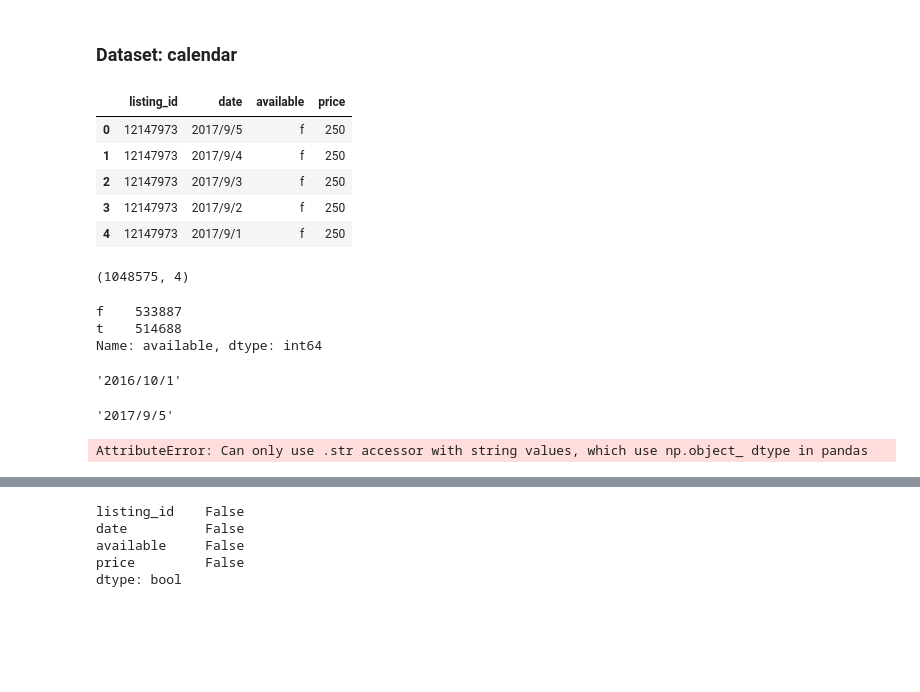
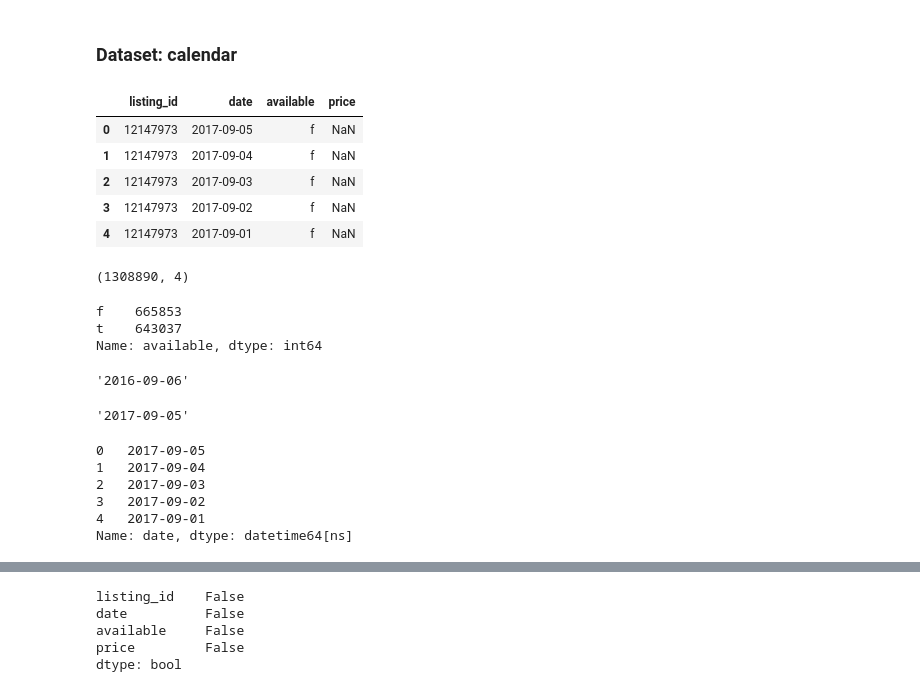
Before and after one commit to guo950625/Boston-Airbnb-Analysis, a Jupyter notebook: SentimentAnalysis/boston_airbnb_analysis .ipynb, the cells around one changed output, grey strips where cells are left out. Saved outputs shown, nothing was run; the diff lists cells and outputs as text; code cells hidden in the pictures; blank space fills up the shorter version.

```diff
--- a/SentimentAnalysis/boston_airbnb_analysis .ipynb
+++ b/SentimentAnalysis/boston_airbnb_analysis .ipynb
@@ -140,33 +134,33 @@ listings.head()
 # %% [markdown]
 ### Dataset: calendar
 # %%
-calendar = pd.read_csv('../data/new_calendar.csv')
+calendar = pd.read_csv('../data/calendar.csv')
 calendar.head()
 # %% [output]
 |  | listing_id | date | available | price |
-| 0 | 12147973 | 2017/9/5 | f | 250 |
-| 1 | 12147973 | 2017/9/4 | f | 250 |
-| 2 | 12147973 | 2017/9/3 | f | 250 |
-| 3 | 12147973 | 2017/9/2 | f | 250 |
-| 4 | 12147973 | 2017/9/1 | f | 250 |
+| 0 | 12147973 | 2017-09-05 | f | NaN |
+| 1 | 12147973 | 2017-09-04 | f | NaN |
+| 2 | 12147973 | 2017-09-03 | f | NaN |
+| 3 | 12147973 | 2017-09-02 | f | NaN |
+| 4 | 12147973 | 2017-09-01 | f | NaN |
 # %%
 calendar.shape
 # %% [output]
-(1048575, 4)
+(1308890, 4)
 # %%
 calendar['available'].value_counts(dropna=False)
 # %% [output]
-f    533887
-t    514688
+f    665853
+t    643037
 Name: available, dtype: int64
 # %%
 calendar.date.min()
 # %% [output]
-'2016/10/1'
+'2016-09-06'
 # %%
 calendar.date.max()
 # %% [output]
-'2017/9/5'
+'2017-09-05'
 # %%
 calendar.price = calendar.price.str.replace('$','')
 calendar.price = calendar.price.str.replace(',','').astype(float)
@@ -174,7 +168,12 @@ calendar.price = calendar.price.str.replace(',','').astype(float)
 calendar['date'] = pd.to_datetime(calendar['date'], format='%Y-%m-%d')
 calendar['date'].head()
 # %% [output]
-AttributeError: Can only use .str accessor with string values, which use np.object_ dtype in pandas
+0   2017-09-05
+1   2017-09-04
+2   2017-09-03
+3   2017-09-02
+4   2017-09-01
+Name: date, dtype: datetime64[ns]
 # %%
 calendar.isnull().any()
 # %% [output]
```
Also changed, not shown: parts of 11 cells of this notebook.
